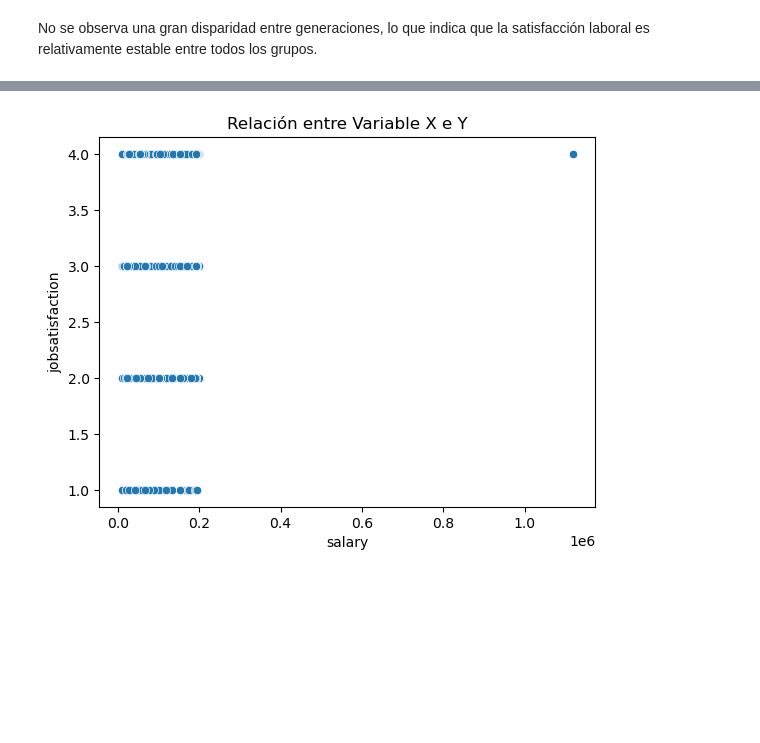
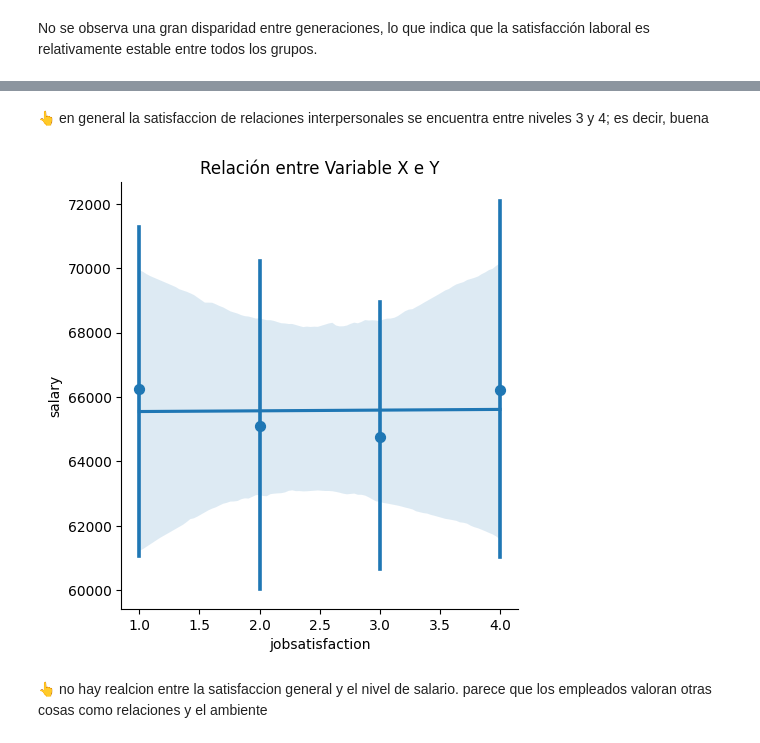
Before and after one commit to NuriaSalasVazquez/project-da-promo-49-modulo-3-team-4, a Jupyter notebook: EDA.ipynb, the cells around one changed output, grey strips where cells are left out. Drawn from its saved outputs; the diff is of its cells as text; code cells hidden in the pictures; blank space fills up the shorter version.

```diff
--- a/EDA.ipynb
+++ b/EDA.ipynb
@@ -659,6 +782,10 @@ df.sample(10)
+# %% [markdown]
+👆 en general la satisfaccion de relaciones interpersonales se encuentra entre niveles 3 y 4; es decir, buena
 # %%
-sns.scatterplot(x='salary', y='jobsatisfaction', data=df)#convertir las columnas de satisfaccion a categóricas, gráficas poco claras
+sns.lmplot(y= "salary", x='jobsatisfaction', data=df, x_estimator= np.mean)#convertir las columnas de satisfaccion a categóricas, gráficas poco claras
 plt.title("Relación entre Variable X e Y")
 plt.show()
 # %% [output]
-[figure, old version]
+[figure, new version]
+# %% [markdown]
+👆 no hay realcion entre la satisfaccion general  y el nivel de salario. parece que los empleados valoran otras cosas como relaciones y el ambiente
```
Also changed, not shown: parts of 36 cells of this notebook.
